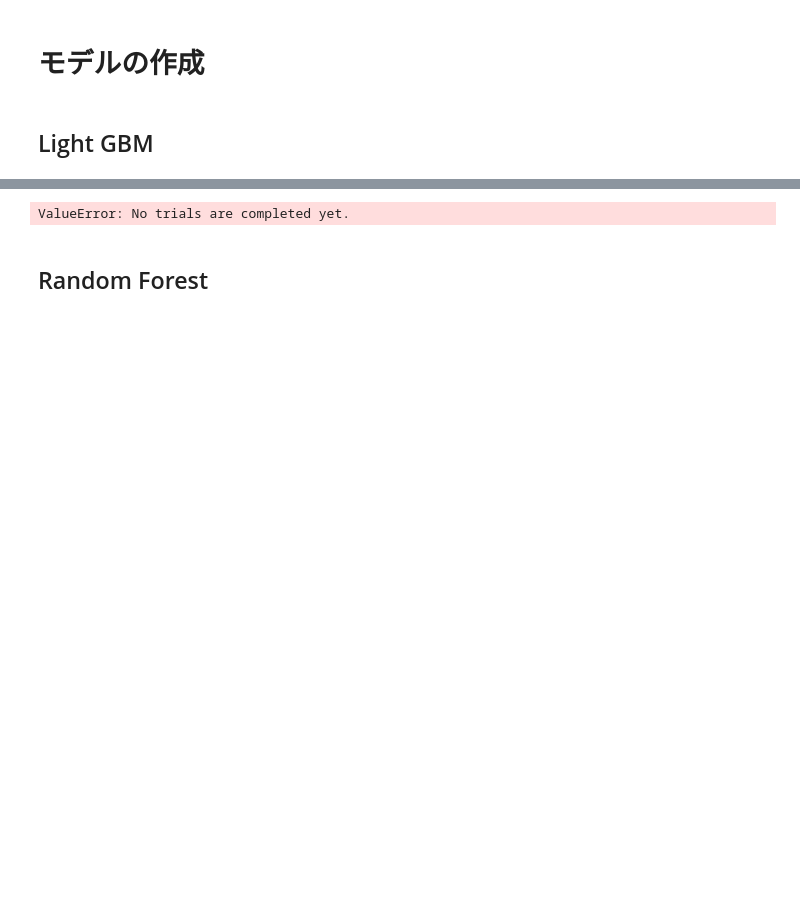
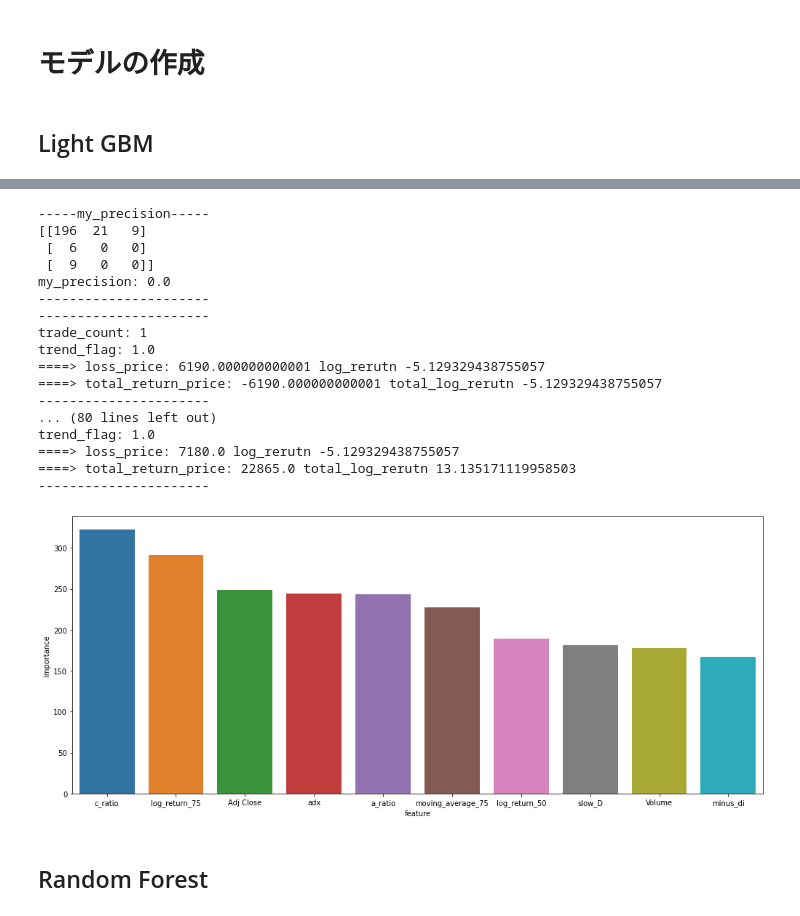
Before and after one commit to askl4267/predict_stock_data_project, a Jupyter notebook: predict_stock_data.ipynb, the cells around one changed output, grey strips where cells are left out. Cells and saved outputs as stored; diff of their text form; code cells hidden in the pictures; blank space fills up the shorter version.

```diff
--- a/predict_stock_data.ipynb
+++ b/predict_stock_data.ipynb
@@ -34,7 +72,6 @@ stock_data = stock_data.drop('Unnamed: 0', axis=1)
 stock_data['Date'] = pd.to_datetime(stock_data['Date'])
 stock_data['year'] = stock_data['Date'].dt.year
 stock_data['month'] = stock_data['Date'].dt.month
-stock_data.drop(columns='Date', inplace=True)
 # %%
 id_list = [9613]
 stock_data_9613 = stock_data[stock_data['Id'] == id_list[0]].reset_index(drop=True)
@@ -365,15 +553,17 @@ x_train_val, y_train_val, x_train, y_train, x_val, y_val, x_test, y_test = make_
 # %% [markdown]
 ## Light GBM
 # %%
-def metric_precision(preds, data):
+def metric_precision_lgb(preds, data):
     y_true = data.get_label()
     num_labels = 3
     y_pred = np.argmax(preds.reshape(num_labels, len(preds) // num_labels), axis=0)
     matrix = confusion_matrix(y_pred, y_true)
     if (np.sum(matrix[1]) + np.sum(matrix[2])) == 0:
-        precision = 0
+      precision = 0
+    elif (np.sum(matrix[1]) + np.sum(matrix[2])) == 1:
+      precision = 0.0001
     else:
-        precision = (matrix[1][1] + matrix[2][2]) / (np.sum(matrix[1]) + np.sum(matrix[2]))
+      precision = (matrix[1][1] + matrix[2][2]) / (np.sum(matrix[1]) + np.sum(matrix[2]))
     return 'my_precision', precision, True
 
 def objective(trial):
@@ -400,16 +590,17 @@ def objective(trial):
                                  dtrain,
                                  valid_names=['valid'],
                                  valid_sets=[eval_data],
-                                 feval=metric_precision,
+                                 feval=metric_precision_lgb,
                                  num_boost_round=10000,
-                                 early_stopping_rounds=200,
-                                 )
+                                 early_stopping_rounds=500)
 
 
     y_pred = np.argmax(lgb_optuna_model.predict(x_val), axis=1)
     matrix = confusion_matrix(y_pred, y_val)
     if (np.sum(matrix[1]) + np.sum(matrix[2])) == 0:
         precision = 0
+    elif (np.sum(matrix[1]) + np.sum(matrix[2])) == 1:
+      precision = 0.0001
     else:
         precision = (matrix[1][1] + matrix[2][2]) / (np.sum(matrix[1]) + np.sum(matrix[2]))
     return precision
@@ -530,22 +613,42 @@ Early stopping, best iteration is:
 # %%
-study.best_trial
-dtrain = lgb.Dataset(x_train_val, label=y_train_val)
-
+trial = study.best_trial
 params = {
         "objective": "multiclass",
         "num_class": 3,
         "verbosity": -1,
         "boosting_type": "gbdt",
-        "random_state": 1234,
+        "random_state": 777,
     }
 params.update(dict(trial.params.items()))
 
 lgb_best_model = lgb.LGBMClassifier(**params)
-lgb_best_model.fit(x_train, y_train)
-y_pred = lgb_best_model.predict(x_test)
-print(confusion_matrix(y_pred, y_test))
+lgb_best_model.fit(x_train_val, y_train_val)
+y_pred = lgb_best_model.predict(x_test, num_iteration=lgb_best_model.best_iteration_)
+
+feature_importance_df = pd.DataFrame({'feature': x_test.columns, 'importance': lgb_best_model.feature_importances_})
+feature_importance_df = feature_importance_df.sort_values('importance', ascending=False)
+plt.figure(figsize=(17, 7))
+sns.barplot(y=feature_importance_df['importance'].iloc[:10], x=feature_importance_df['feature'].iloc[:10])
+backtest(stock_data_9613, y_pred, y_test)
 # %% [output]
-ValueError: No trials are completed yet.
+-----my_precision-----
+[[196  21   9]
+ [  6   0   0]
+ [  9   0   0]]
+my_precision: 0.0
+----------------------
+----------------------
+trade_count: 1
+trend_flag: 1.0
+====> loss_price: 6190.000000000001 log_rerutn -5.129329438755057
+====> total_return_price: -6190.000000000001 total_log_rerutn -5.129329438755057
+----------------------
+... (80 lines left out)
+trend_flag: 1.0
+====> loss_price: 7180.0 log_rerutn -5.129329438755057
+====> total_return_price: 22865.0 total_log_rerutn 13.135171119958503
+----------------------
+[figure, added]
 # %% [markdown]
 ## Random Forest
 # %%
```
Also changed, not shown: parts of 22 cells of this notebook.
